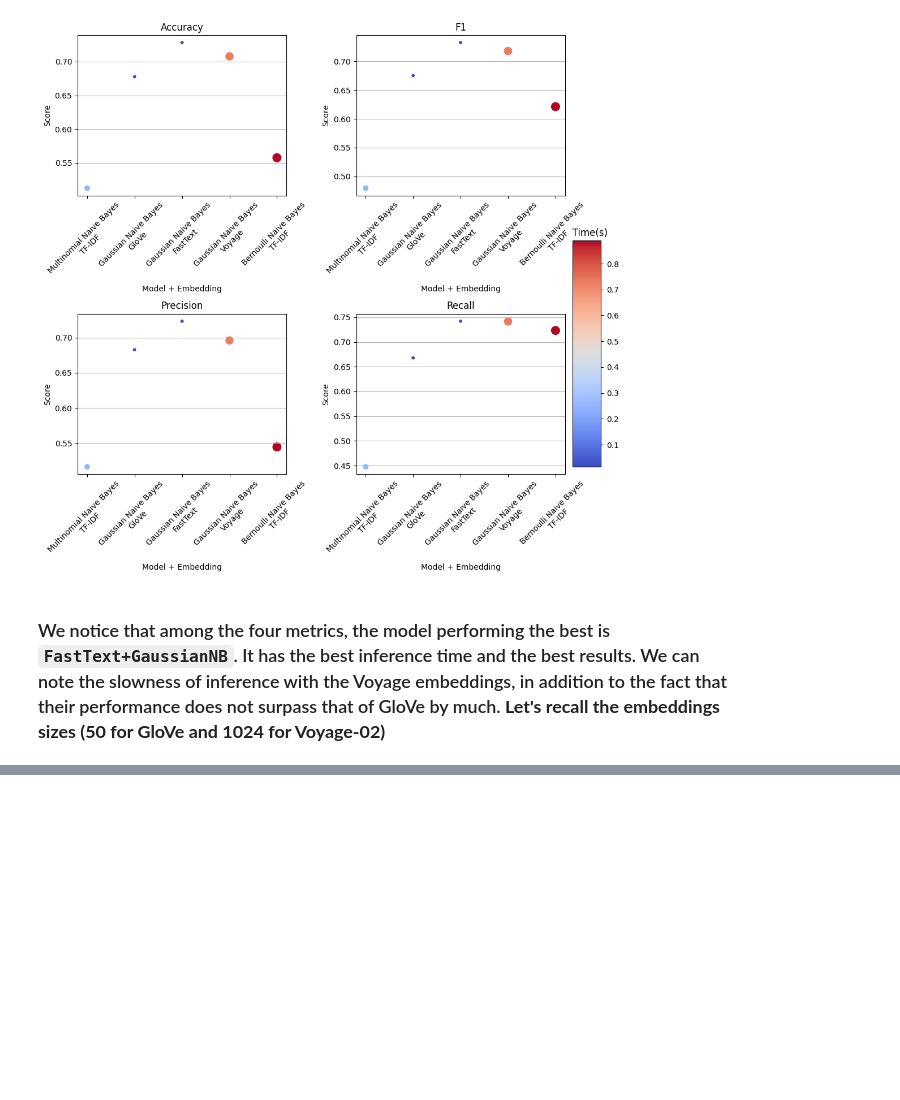
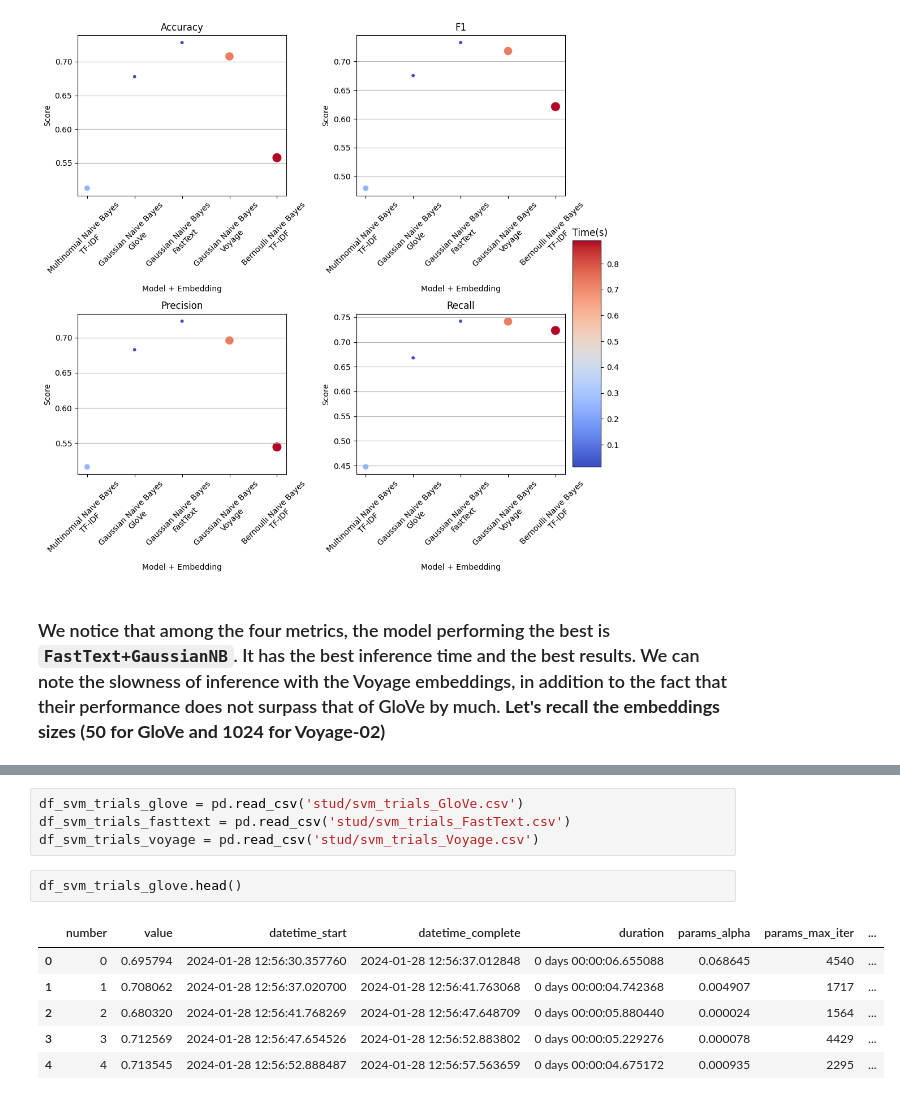
Before and after one commit to ilanaliouchouche/hate-speechs, a Jupyter notebook: hatespeech.ipynb, the cells around one changed output, grey strips where cells are left out. Drawn from its saved outputs; the diff is of its cells as text; blank space fills up the shorter version.

```diff
--- a/hatespeech.ipynb
+++ b/hatespeech.ipynb
@@ -606,0 +756,13 @@ plt.show()
+# %%
+df_svm_trials_glove = pd.read_csv('stud/svm_trials_GloVe.csv')
+df_svm_trials_fasttext = pd.read_csv('stud/svm_trials_FastText.csv')
+df_svm_trials_voyage = pd.read_csv('stud/svm_trials_Voyage.csv')
+# %%
+df_svm_trials_glove.head()
+# %% [output]
+|  | number | value | datetime_start | datetime_complete | duration | params_alpha | params_max_iter | ... |
+| 0 | 0 | 0.695794 | 2024-01-28 12:56:30.357760 | 2024-01-28 12:56:37.012848 | 0 days 00:00:06.655088 | 0.068645 | 4540 | ... |
+| 1 | 1 | 0.708062 | 2024-01-28 12:56:37.020700 | 2024-01-28 12:56:41.763068 | 0 days 00:00:04.742368 | 0.004907 | 1717 | ... |
+| 2 | 2 | 0.680320 | 2024-01-28 12:56:41.768269 | 2024-01-28 12:56:47.648709 | 0 days 00:00:05.880440 | 0.000024 | 1564 | ... |
+| 3 | 3 | 0.712569 | 2024-01-28 12:56:47.654526 | 2024-01-28 12:56:52.883802 | 0 days 00:00:05.229276 | 0.000078 | 4429 | ... |
+| 4 | 4 | 0.713545 | 2024-01-28 12:56:52.888487 | 2024-01-28 12:56:57.563659 | 0 days 00:00:04.675172 | 0.000935 | 2295 | ... |
```
Also changed, not shown: parts of 22 cells of this notebook, 2 other files.
